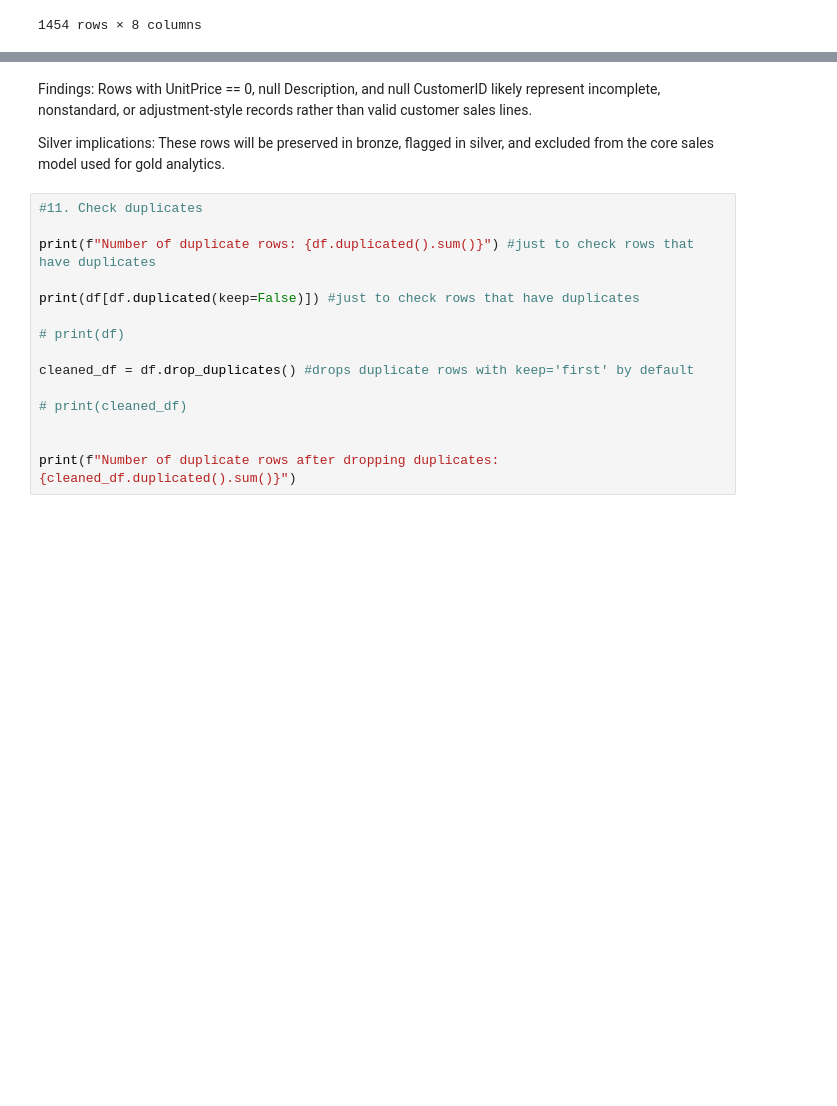
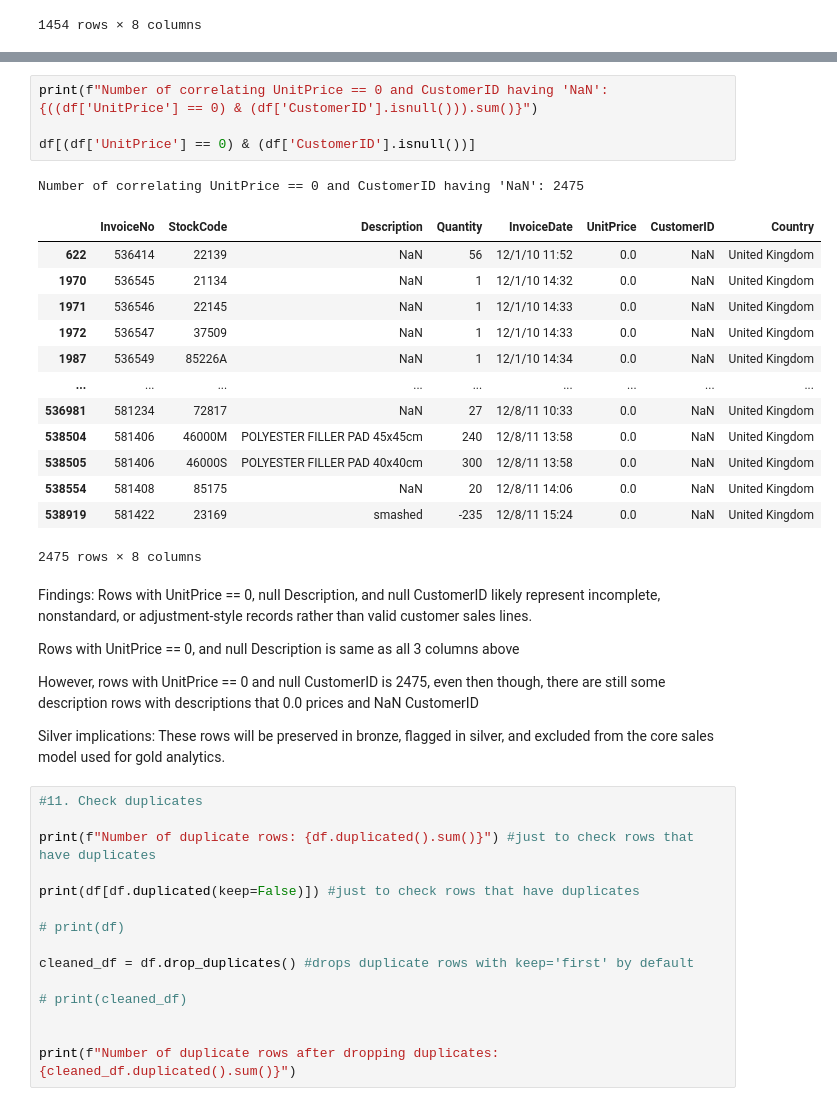
Before and after one commit to jashanbir1/Retail-analytics-BigQuery-warehouse-, a Jupyter notebook: notebooks/raw_data_profiling.ipynb, the cells around one changed output, grey strips where cells are left out. Cells and saved outputs as stored; diff of their text form; blank space fills up the shorter version.

```diff
--- a/notebooks/raw_data_profiling.ipynb
+++ b/notebooks/raw_data_profiling.ipynb
@@ -322,7 +342,30 @@ Number of correlating UnitPrice == 0 and Description having 'NaN' and CustomerID
+# %%
+print(f"Number of correlating UnitPrice == 0 and CustomerID having 'NaN': {((df['UnitPrice'] == 0) & (df['CustomerID'].isnull())).sum()}")
+
+df[(df['UnitPrice'] == 0) & (df['CustomerID'].isnull())]
+# %% [output]
+Number of correlating UnitPrice == 0 and CustomerID having 'NaN': 2475
+|  | InvoiceNo | StockCode | Description | Quantity | InvoiceDate | UnitPrice | CustomerID | Country |
+| 622 | 536414 | 22139 | NaN | 56 | 12/1/10 11:52 | 0.0 | NaN | United Kingdom |
+| 1970 | 536545 | 21134 | NaN | 1 | 12/1/10 14:32 | 0.0 | NaN | United Kingdom |
+| 1971 | 536546 | 22145 | NaN | 1 | 12/1/10 14:33 | 0.0 | NaN | United Kingdom |
+| 1972 | 536547 | 37509 | NaN | 1 | 12/1/10 14:33 | 0.0 | NaN | United Kingdom |
+| 1987 | 536549 | 85226A | NaN | 1 | 12/1/10 14:34 | 0.0 | NaN | United Kingdom |
+| ... | ... | ... | ... | ... | ... | ... | ... | ... |
+| 536981 | 581234 | 72817 | NaN | 27 | 12/8/11 10:33 | 0.0 | NaN | United Kingdom |
+| 538504 | 581406 | 46000M | POLYESTER FILLER PAD 45x45cm | 240 | 12/8/11 13:58 | 0.0 | NaN | United Kingdom |
+| 538505 | 581406 | 46000S | POLYESTER FILLER PAD 40x40cm | 300 | 12/8/11 13:58 | 0.0 | NaN | United Kingdom |
+| 538554 | 581408 | 85175 | NaN | 20 | 12/8/11 14:06 | 0.0 | NaN | United Kingdom |
+| 538919 | 581422 | 23169 | smashed | -235 | 12/8/11 15:24 | 0.0 | NaN | United Kingdom |
+2475 rows × 8 columns
 # %% [markdown]
 Findings:
 Rows with UnitPrice == 0, null Description, and null CustomerID likely represent incomplete, nonstandard, or adjustment-style records rather than valid customer sales lines.
 
+Rows with UnitPrice == 0, and null Description is same as all 3 columns above
+
+However, rows with UnitPrice == 0 and null CustomerID is 2475, even then though, there are still some description rows with descriptions that 0.0 prices and NaN CustomerID
+
 Silver implications:
 These rows will be preserved in bronze, flagged in silver, and excluded from the core sales model used for gold analytics.
 # %%
```
Also changed, not shown: parts of 2 cells of this notebook.
